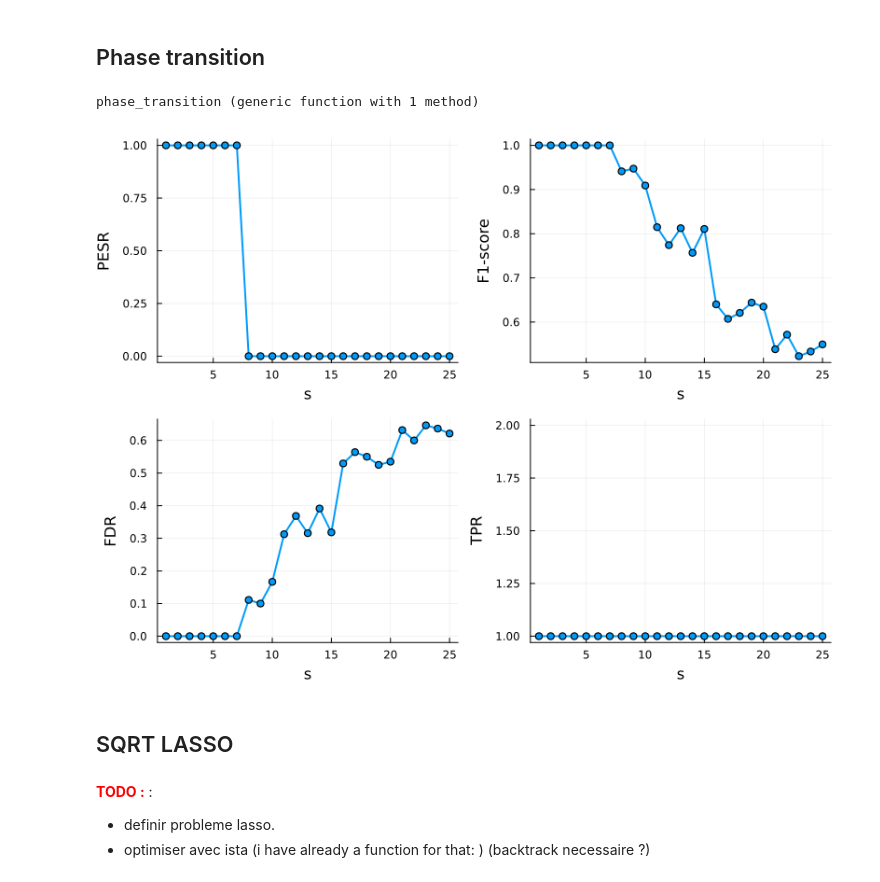
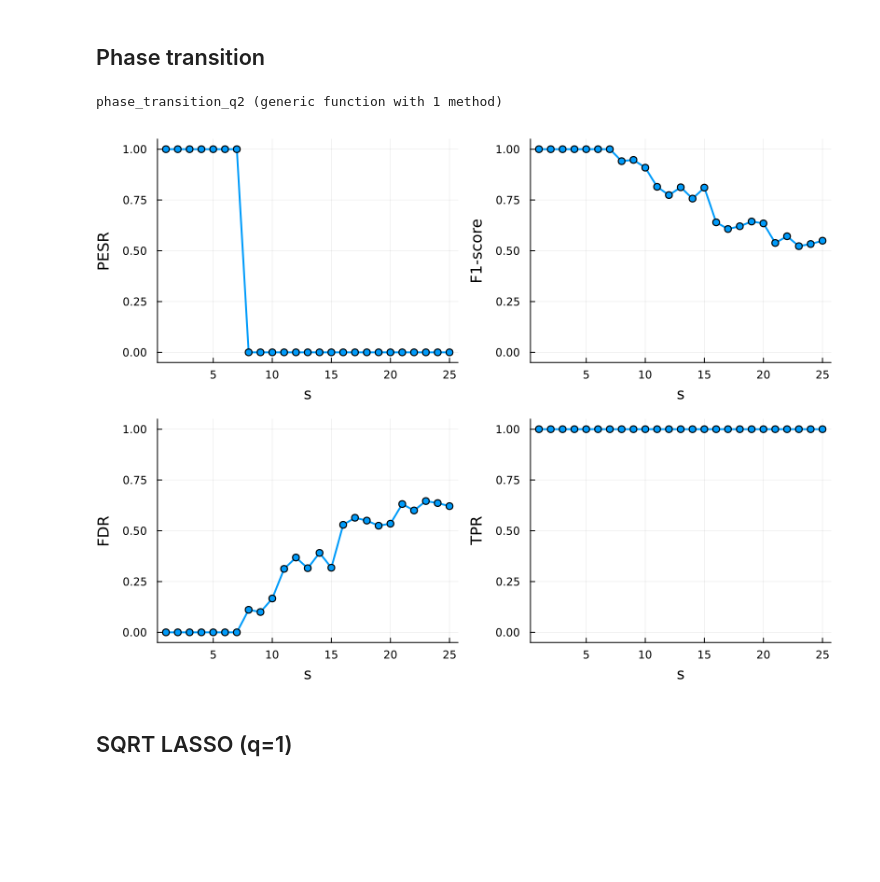
Before and after one commit to AymenBlk/STAGE-GENEVE, a Jupyter notebook: RAPHAEL/notebook_explain/lambda_qut.ipynb, the cells around one changed output. Saved outputs shown, nothing was run; the diff lists cells and outputs as text; code cells hidden in the pictures; blank space fills up the shorter version.

Commit message:
Transition de phase pour sqrtLASSO (q=1); linéaire

```diff
--- a/RAPHAEL/notebook_explain/lambda_qut.ipynb
+++ b/RAPHAEL/notebook_explain/lambda_qut.ipynb
@@ -244,6 +246,5 @@ p = 250 # number of variables
 s = 5 # sparsity level
 σ = 0.1 # oracle noise std
 α = 0.05 # desired test level
-B_qut = 100 # simulations for λ_QUT
-R = 10 # Monte‑Carlo reps
+B_qut = 300 # simulations for λ_QUT
 ;
@@ -312,8 +318,8 @@ for i in 1:R_null
 
     λ = lambda_qut_q2(X, σ; B=B_qut, α=α, seed=42+i)
 
-    f(θ) = 0.5 * norm(y - X̃*θ)^2
-    ∇f(θ) = X̃'*(X̃*θ - y)
+    f(θ) = norm(y - X̃*θ)^2
+    ∇f(θ) = 2*X̃'*(X̃*θ - y)
     function prox(u, step) # prox is for penalty so only for θ_1 not for theta_2 that remains untouched
         soft(x, step) = sign(x)*max(abs(x)-step*λ, 0.0)
 
@@ -374,7 +386,7 @@ vline!([c-theo_std, c+theo_std]; label="±1 theo sd", color=:green,ls=:dot)
 # %% [markdown]
 ## Phase transition
 # %%
-function run_trial(X, β, σ; α=0.05, tol=1e-6, max_iter=10_000)
+function run_trial_q2(X, β, σ; α=0.05, tol=1e-6, max_iter=10_000)
     n = size(X, 1)
     y = X*β.+ σ*randn(n)
     λ = lambda_qut_q2(X, σ; α=α)
@@ -391,7 +403,7 @@ function run_trial(X, β, σ; α=0.05, tol=1e-6, max_iter=10_000)
     )
 end
 
-function phase_transition(n, p, s_list; σ=1.0, B=20, α=0.05, tol=1e-6, seed=42)
+function phase_transition_q2(n, p, s_list; σ=1.0, B=20, α=0.05, tol=1e-6, seed=42)
     Random.seed!(seed)
 
     m = length(s_list)
@@ -409,7 +421,7 @@ function phase_transition(n, p, s_list; σ=1.0, B=20, α=0.05, tol=1e-6, seed=42
             X ./= std(X;  dims=1)
 
             β = zeros(p);  β[randperm(p)[1:s]] .= randn(s)
-            β_hat = run_trial(X, β, σ; α=α, tol=tol)
+            β_hat = run_trial_q2(X, β, σ; α=α, tol=tol)
 
             y, ŷ = abs.(β) .> tol, abs.(β_hat) .> tol
 
@@ -428,26 +440,23 @@ function phase_transition(n, p, s_list; σ=1.0, B=20, α=0.05, tol=1e-6, seed=42
     return s_list, pesr_rate, f1_rate, fdr_rate, tpr_rate
 end
 # %% [output]
-phase_transition (generic function with 1 method)
+phase_transition_q2 (generic function with 1 method)
 # %%
 n, p = 100, 200
 s_lst = 1:25
-s, pesr_r, f1_r, fdr_r, tpr_r = phase_transition(n, p, s_lst; σ=0.01, B=20)
+s, pesr_r, f1_r, fdr_r, tpr_r = phase_transition_q2(n, p, s_lst; σ=0.01, B=20)
 
 layout = (2, 2)
+
 plot(
-    plot(s, pesr_r; xlabel="s", ylabel="PESR", legend=false, lw=2, marker=:circle),
-    plot(s, f1_r; xlabel="s", ylabel="F1-score", legend=false, lw=2, marker=:circle),
-    plot(s, fdr_r; xlabel="s", ylabel="FDR", legend=false, lw=2, marker=:circle),
-    plot(s, tpr_r; xlabel="s", ylabel="TPR", legend=false, lw=2, marker=:circle),
+    plot(s, pesr_r; xlabel="s", ylabel="PESR", legend=false, lw=2, marker=:circle, ylim=(0-0.05,1+0.05)),
+    plot(s, f1_r; xlabel="s", ylabel="F1-score", legend=false, lw=2, marker=:circle, ylim=(0-0.05,1+0.05)),
+    plot(s, fdr_r; xlabel="s", ylabel="FDR", legend=false, lw=2, marker=:circle, ylim=(0-0.05,1+0.05)),
+    plot(s, tpr_r; xlabel="s", ylabel="TPR", legend=false, lw=2, marker=:circle, ylim=(0-0.05,1+0.05)),
     layout = layout,
     size   = (800, 600)
 )
 # %% [output]
-[figure, old version]
+[figure, new version]
 # %% [markdown]
-## SQRT LASSO
+## SQRT LASSO (q=1)
-# %% [markdown]
-<span style="color:red"><b>TODO :</b></span> :
-+ definir probleme lasso.
-+ optimiser avec ista (i have already a function for that: ) (backtrack necessaire ?)
```
Also changed, not shown: parts of 22 cells of this notebook.
